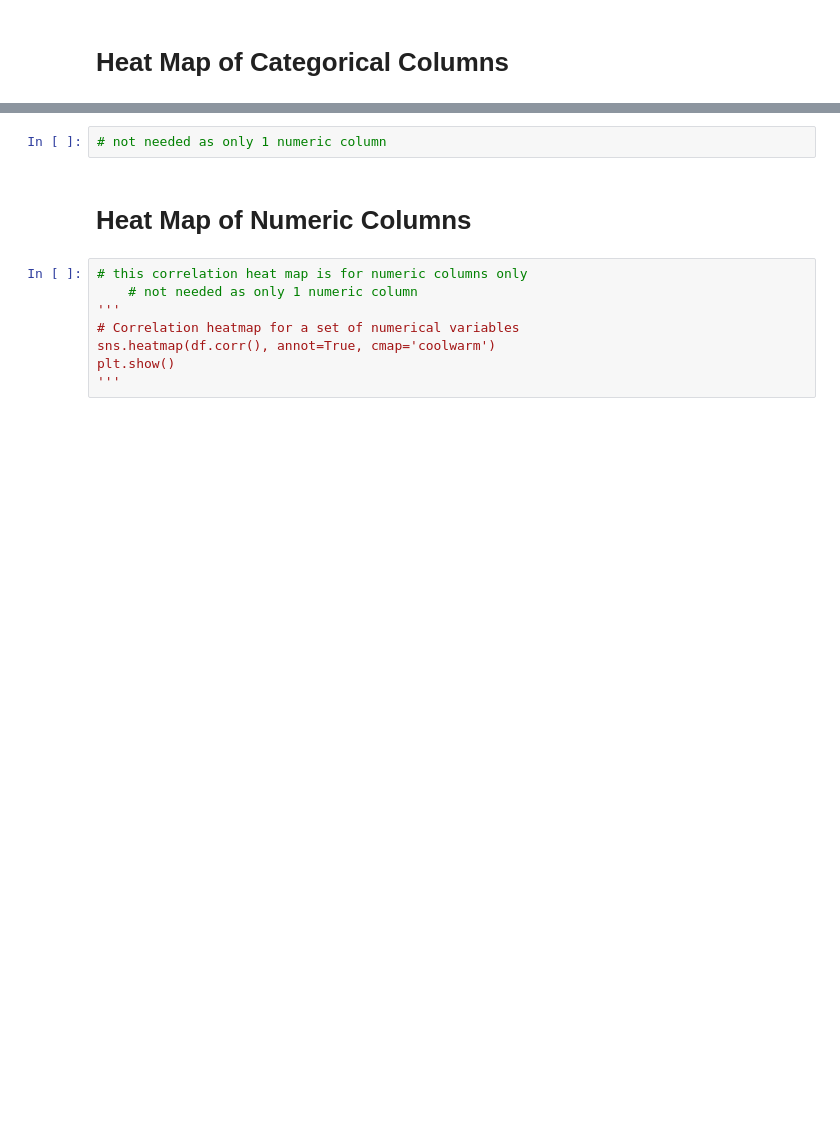
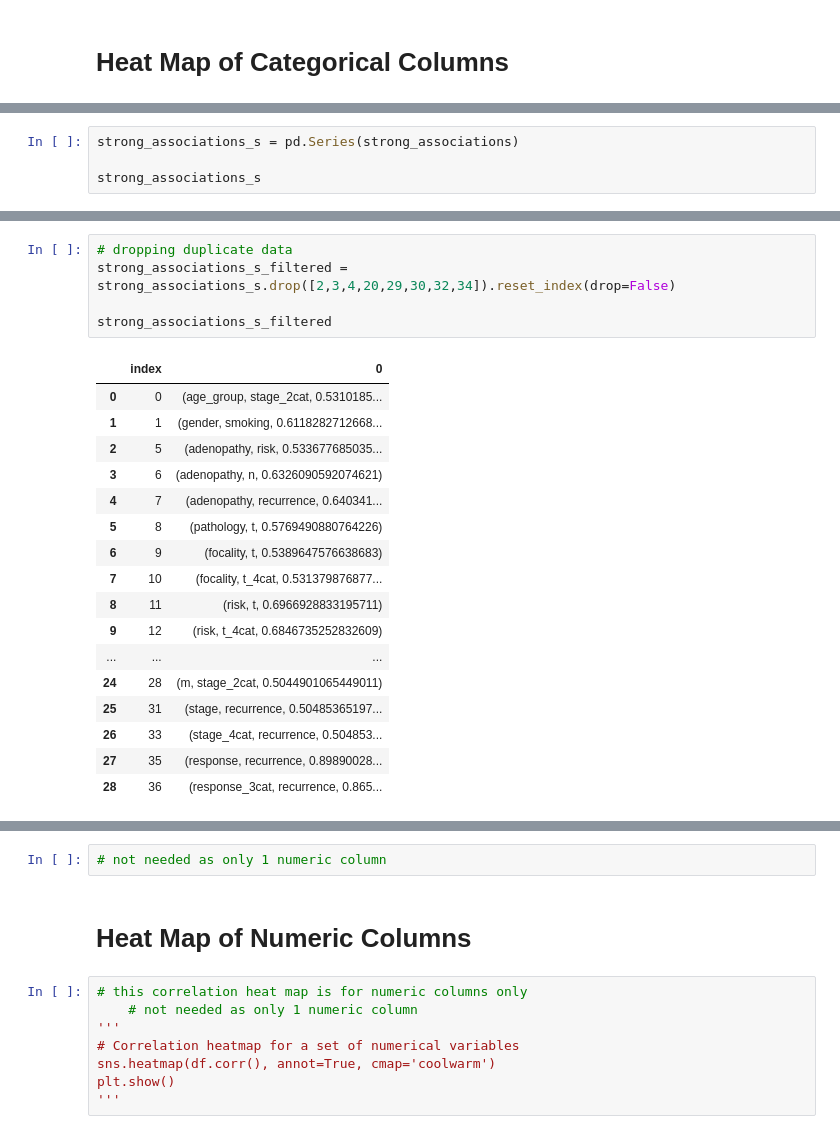
Before and after one commit to madmaxtoastflytiger/CaptStone2-Thyroid-Disease, a Jupyter notebook: 3_ThyroidDisease_EDA.ipynb, the cells around one changed output, grey strips where cells are left out. Cells and saved outputs as stored; diff of their text form; blank space fills up the shorter version.

```diff
--- a/3_ThyroidDisease_EDA.ipynb
+++ b/3_ThyroidDisease_EDA.ipynb
@@ -288,0 +284,4 @@ dxsfdsf
+# %%
+strong_associations_s = pd.Series(strong_associations)
+
+strong_associations_s
@@ -288,0 +306,23 @@ dxsfdsf
+# %%
+# dropping duplicate data
+strong_associations_s_filtered = strong_associations_s.drop([2,3,4,20,29,30,32,34]).reset_index(drop=False)
+
+strong_associations_s_filtered
+# %% [output]
+|  | index | 0 |
+| 0 | 0 | (age_group, stage_2cat, 0.5310185... |
+| 1 | 1 | (gender, smoking, 0.6118282712668... |
+| 2 | 5 | (adenopathy, risk, 0.533677685035... |
+| 3 | 6 | (adenopathy, n, 0.6326090592074621) |
+| 4 | 7 | (adenopathy, recurrence, 0.640341... |
+| 5 | 8 | (pathology, t, 0.5769490880764226) |
+| 6 | 9 | (focality, t, 0.5389647576638683) |
+| 7 | 10 | (focality, t_4cat, 0.531379876877... |
+| 8 | 11 | (risk, t, 0.6966928833195711) |
+| 9 | 12 | (risk, t_4cat, 0.6846735252832609) |
+| ... | ... | ... |
+| 24 | 28 | (m, stage_2cat, 0.5044901065449011) |
+| 25 | 31 | (stage, recurrence, 0.50485365197... |
+| 26 | 33 | (stage_4cat, recurrence, 0.504853... |
+| 27 | 35 | (response, recurrence, 0.89890028... |
+| 28 | 36 | (response_3cat, recurrence, 0.865... |
```
Also changed, not shown: parts of 13 cells of this notebook, 1 other file.
